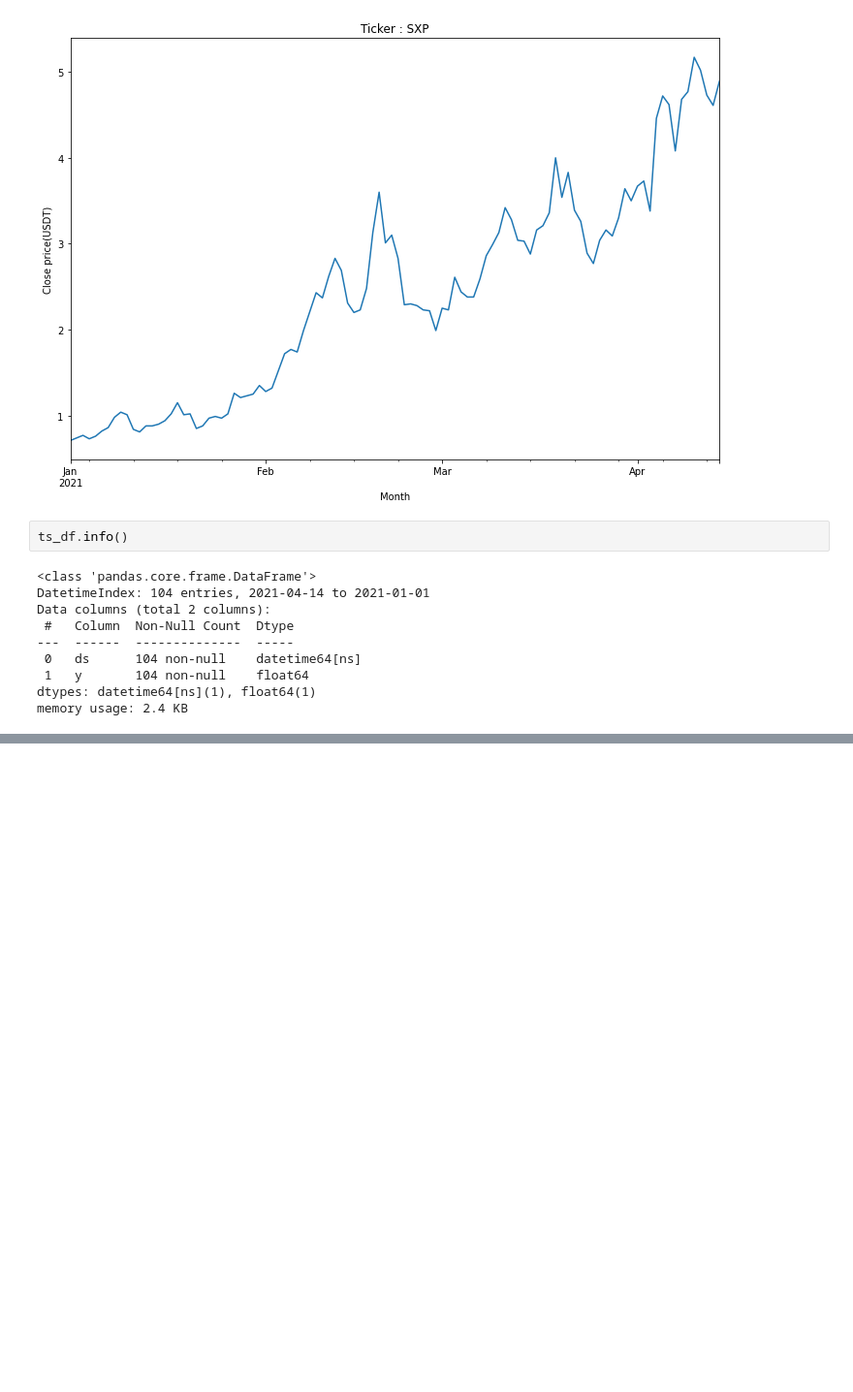
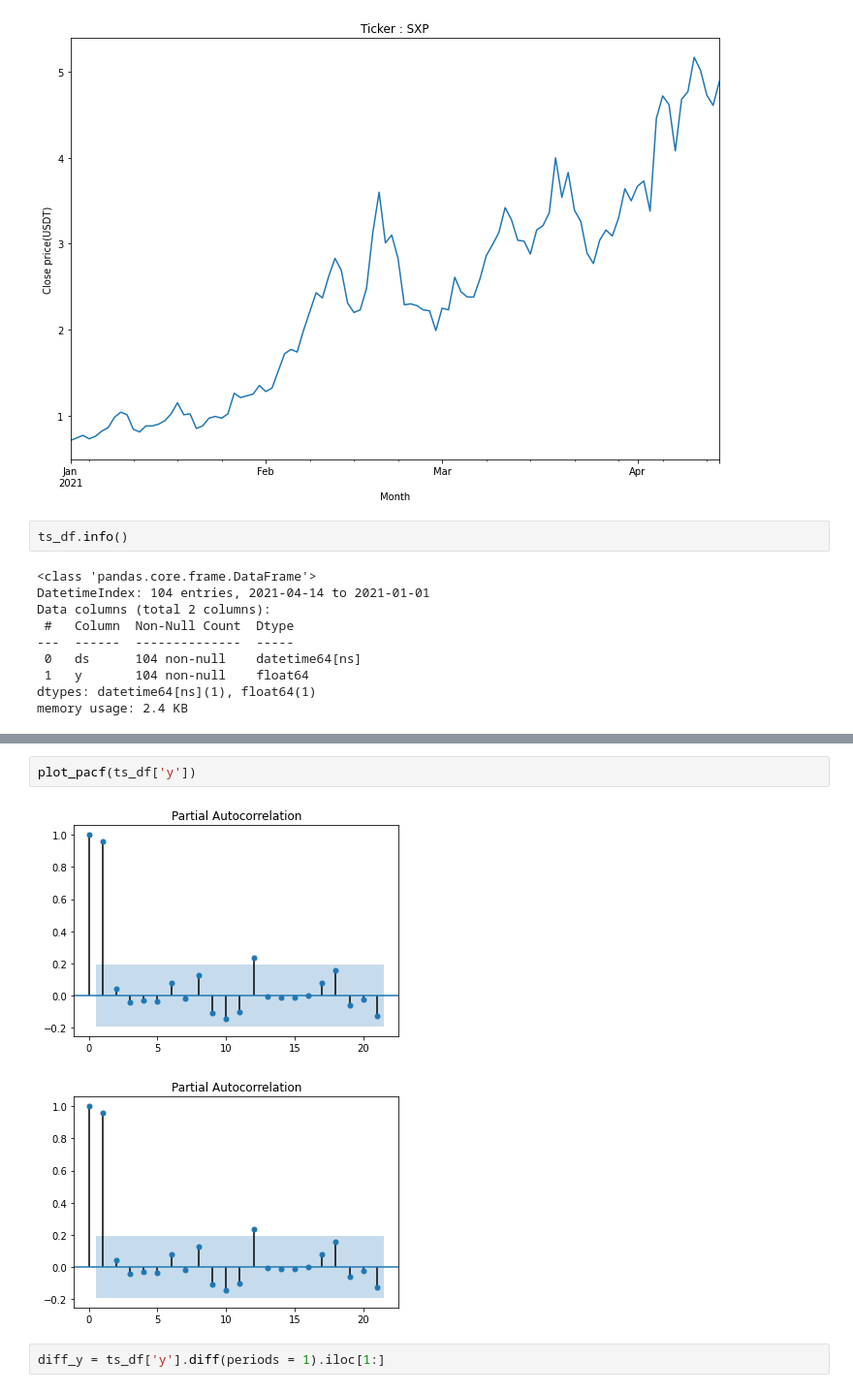
Before and after one commit to JEONSUN/Dacon_Project-Bitcoin-Trader, a Jupyter notebook: swipe.ipynb, the cells around one changed output, grey strips where cells are left out. Shown at 97% size. Cells and saved outputs as stored; diff of their text form; blank space fills up the shorter version.

```diff
--- a/swipe.ipynb
+++ b/swipe.ipynb
@@ -106,0 +147,7 @@ fig2 = m.plot_components(forecast)
+# %%
+plot_pacf(ts_df['y'])
+# %% [output]
+[figure, added]
+[figure, added]
+# %%
+diff_y = ts_df['y'].diff(periods = 1).iloc[1:]
```
Also changed, not shown: parts of 13 cells of this notebook.
